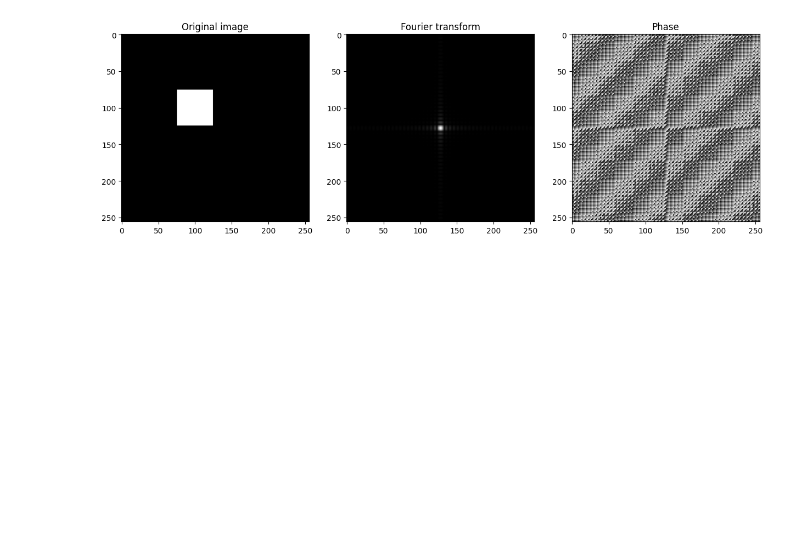
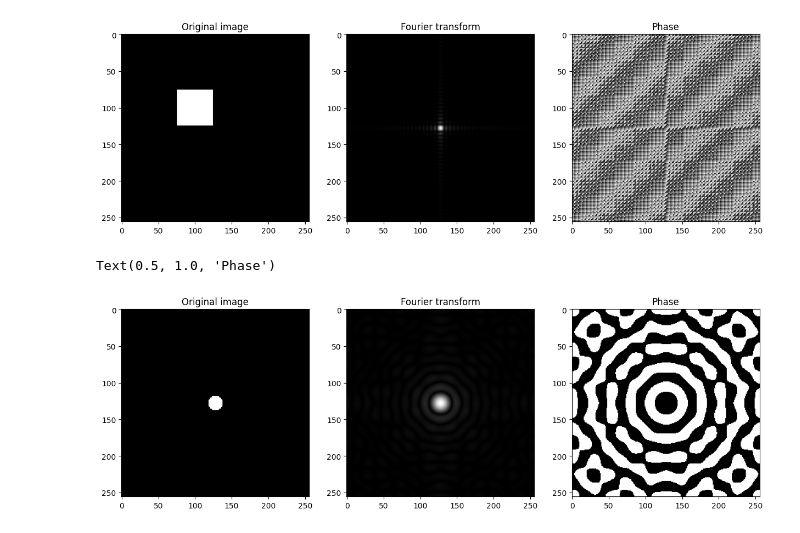
Before and after one commit to Eric-Vidal-hub/Signal-Processing, a Jupyter notebook: 3_images.ipynb, the cells around one changed output. Drawn from its saved outputs; the diff is of its cells as text; code cells hidden in the pictures; blank space fills up the shorter version.

```diff
--- a/3_images.ipynb
+++ b/3_images.ipynb
@@ -173,3 +173,33 @@ ax[2].set_title('Phase')
 # %% [output]
 Text(0.5, 1.0, 'Phase')
 [figure]
+# %%
+# Perform the same with a circle centered
+# create zeros matrix as an image
+im4 = np.zeros((256, 256), dtype=np.float32)
+
+# create a circle image
+# Define center
+nx = nrow / 2
+ny = ncol / 2
+
+# Define radius
+r = 10
+for i in range(nrow):
+    for j in range(ncol):
+        if ((i - nx)**2 + (j - ny)**2) < r**2:
+            im4[i, j] = 1
+
+# FT in 2D
+ff1=np.fft.fftshift(np.fft.fft2(np.fft.fftshift(im4)))
+# arrange that in subplots
+fig, ax = plt.subplots(1, 3, figsize=(15, 5))
+ax[0].imshow(im4, cmap='gray')
+ax[0].set_title('Original image')
+ax[1].imshow(np.abs(ff1), cmap='gray')
+ax[1].set_title('Fourier transform')
+ax[2].imshow(np.angle(ff1), cmap='gray')
+ax[2].set_title('Phase')
+# %% [output]
+Text(0.5, 1.0, 'Phase')
+[figure, added]
```
Also changed, not shown: parts of 1 cell of this notebook, 2 other files.
